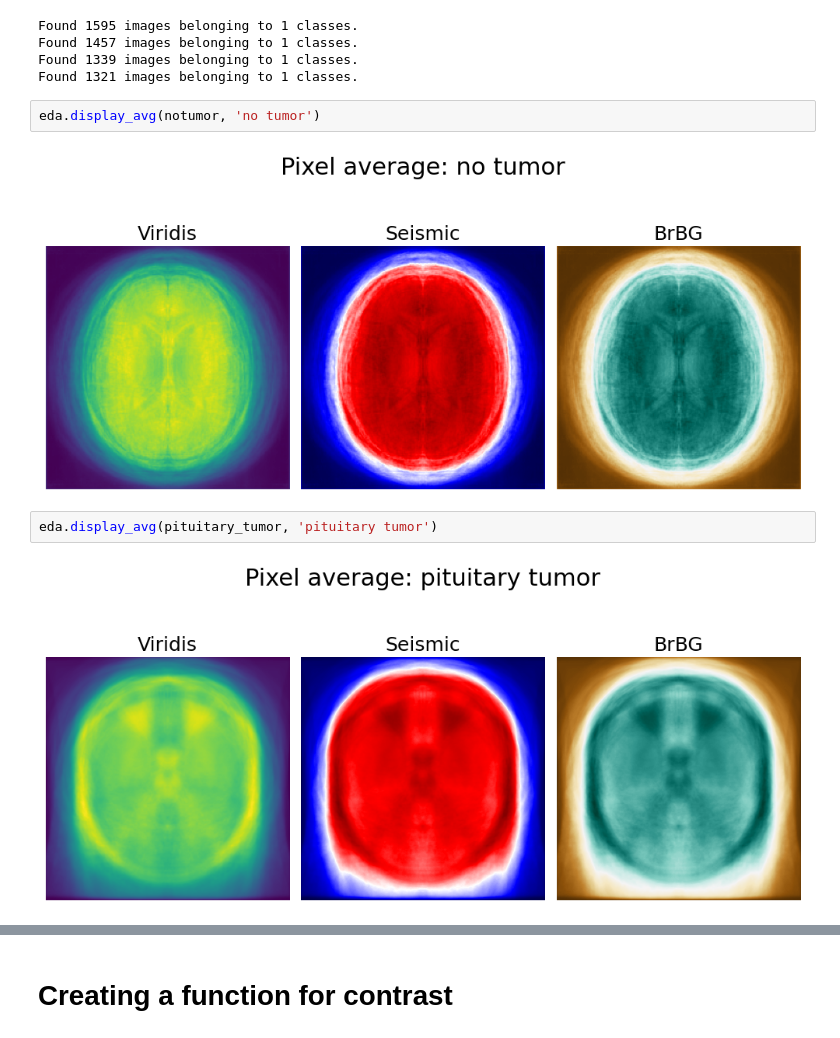
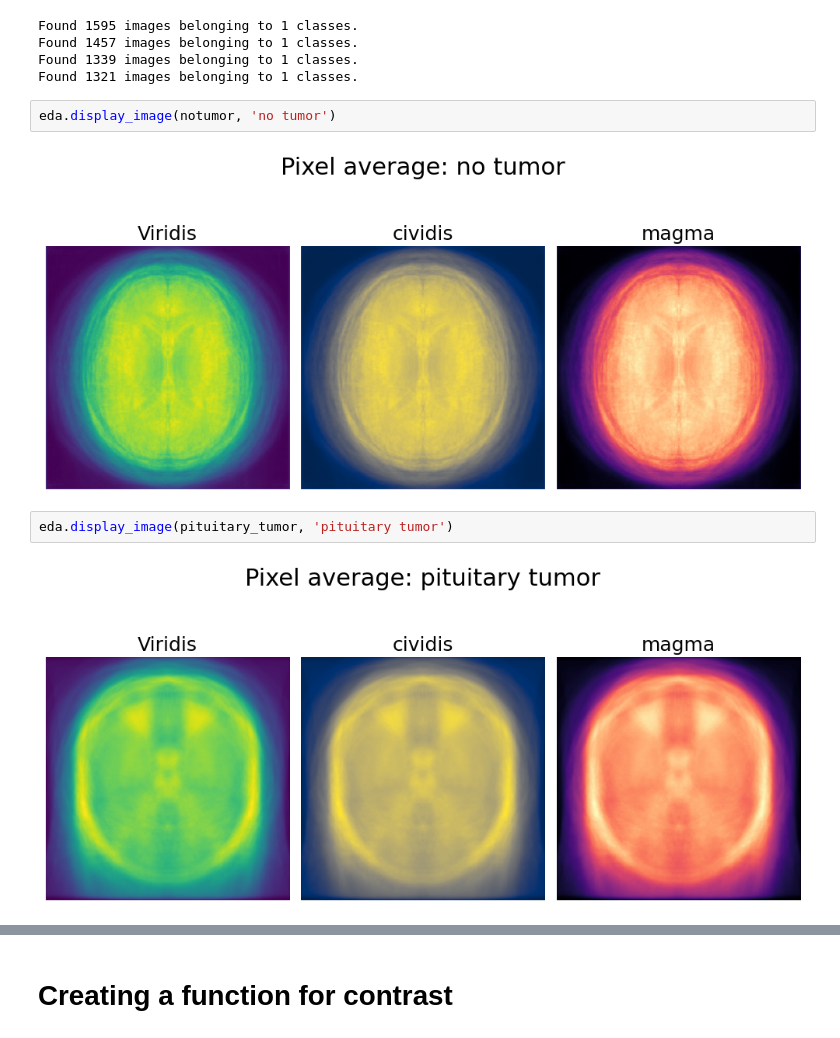
Before and after one commit to DerikVo/Brain_tumor_classification, a Jupyter notebook: Notebooks/01_EDA.ipynb, the cells around one changed output, grey strips where cells are left out. Cells and saved outputs as stored; diff of their text form.

```diff
--- a/Notebooks/01_EDA.ipynb
+++ b/Notebooks/01_EDA.ipynb
@@ -68,11 +68,11 @@ Found 1457 images belonging to 1 classes.
 Found 1339 images belonging to 1 classes.
 Found 1321 images belonging to 1 classes.
 # %%
-eda.display_avg(notumor, 'no tumor')
+eda.display_image(notumor, 'no tumor')
 # %% [output]
-[figure, old version]
+[figure, new version]
 # %%
-eda.display_avg(pituitary_tumor, 'pituitary tumor')
+eda.display_image(pituitary_tumor, 'pituitary tumor')
 # %% [output]
-[figure, old version]
+[figure, new version]
 # %%
```
Also changed, not shown: parts of 7 cells of this notebook, 22 other files.
